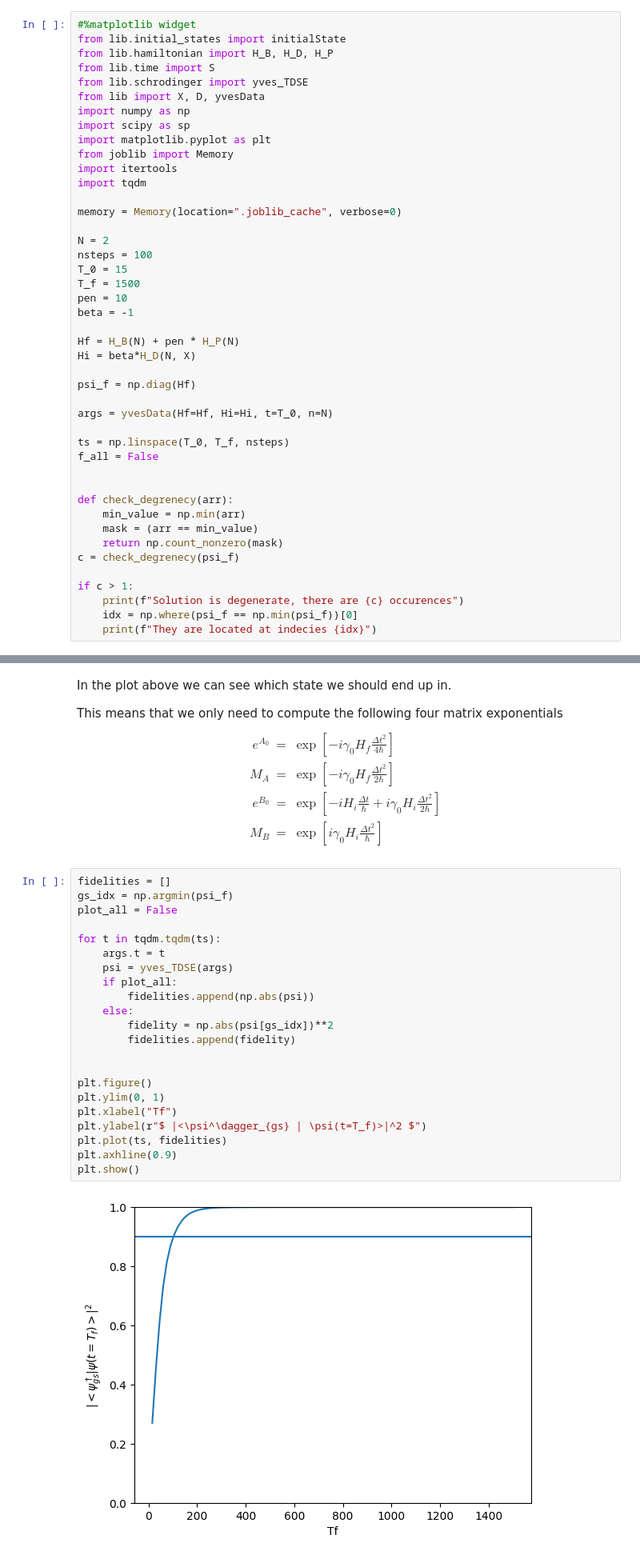
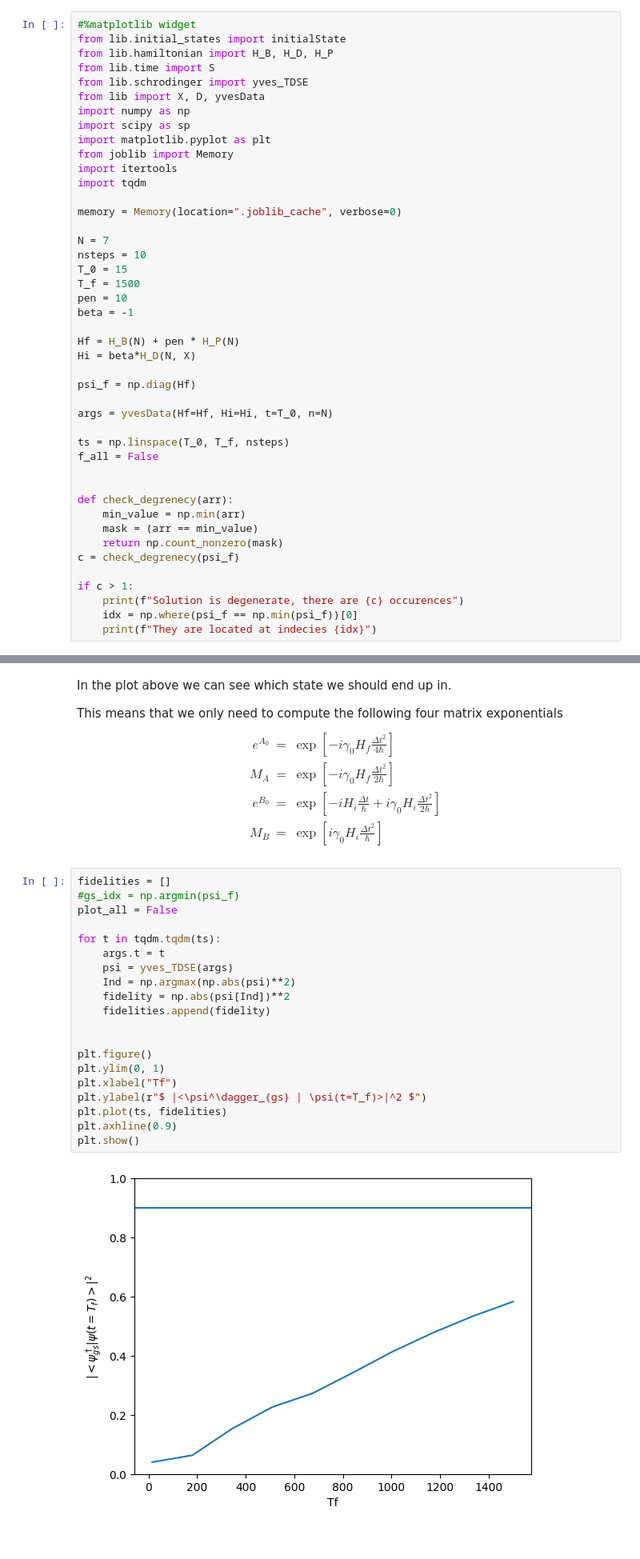
Before and after one commit to Secretmud/zermelos-navigation-problem, a Jupyter notebook: src/yves_method.ipynb, the cells around one changed output, grey strips where cells are left out. Shown at 80% size. Saved outputs shown, nothing was run; the diff lists cells and outputs as text.

```diff
--- a/src/yves_method.ipynb
+++ b/src/yves_method.ipynb
@@ -14,8 +14,8 @@ import tqdm
 
 memory = Memory(location=".joblib_cache", verbose=0)
 
-N = 2
-nsteps = 100
+N = 7
+nsteps = 10
 T_0 = 15
 T_f = 1500
 pen = 10
@@ -138,28 +138,26 @@ M_B & = & \exp\left[i\gamma_0 H_i \frac{\Delta t^2}{\hbar}\right]
 $$
 # %%
 fidelities = []
-gs_idx = np.argmin(psi_f)
+#gs_idx = np.argmin(psi_f)
 plot_all = False
 
 for t in tqdm.tqdm(ts):
     args.t = t
     psi = yves_TDSE(args)
-    if plot_all:
-        fidelities.append(np.abs(psi))
-    else:
-        fidelity = np.abs(psi[gs_idx])**2
-        fidelities.append(fidelity)
+    Ind = np.argmax(np.abs(psi)**2)
+    fidelity = np.abs(psi[Ind])**2
+    fidelities.append(fidelity)
 
 
 plt.figure()
 plt.ylim(0, 1)
 plt.xlabel("Tf")
 plt.ylabel(r"$ |<\psi^\dagger_{gs} | \psi(t=T_f)>|^2 $")
 plt.plot(ts, fidelities)
 plt.axhline(0.9)
 plt.show()
 # %% [output]
-[figure, old version]
+[figure, new version]
 # %%
 """
 import csv
```
Also changed, not shown: parts of 2 cells of this notebook, 22 other files.
